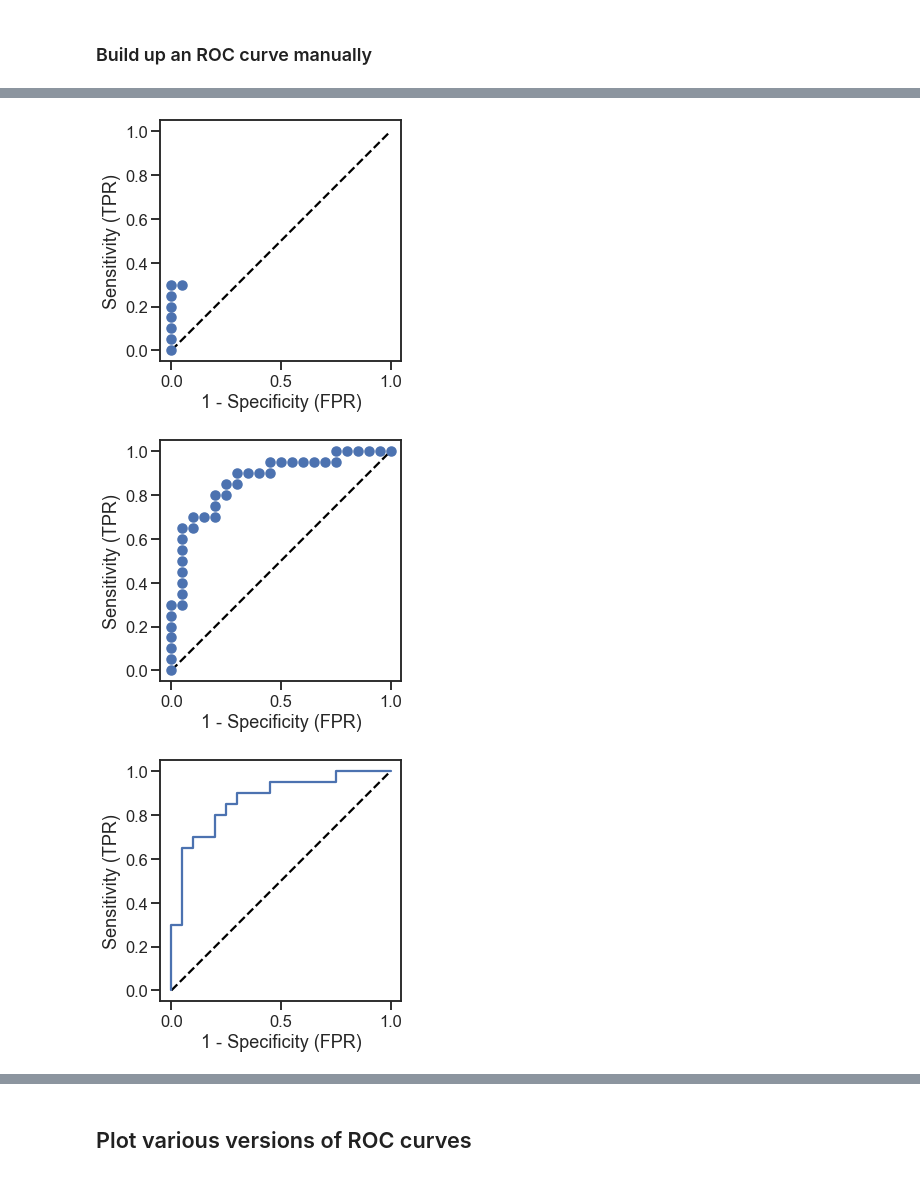
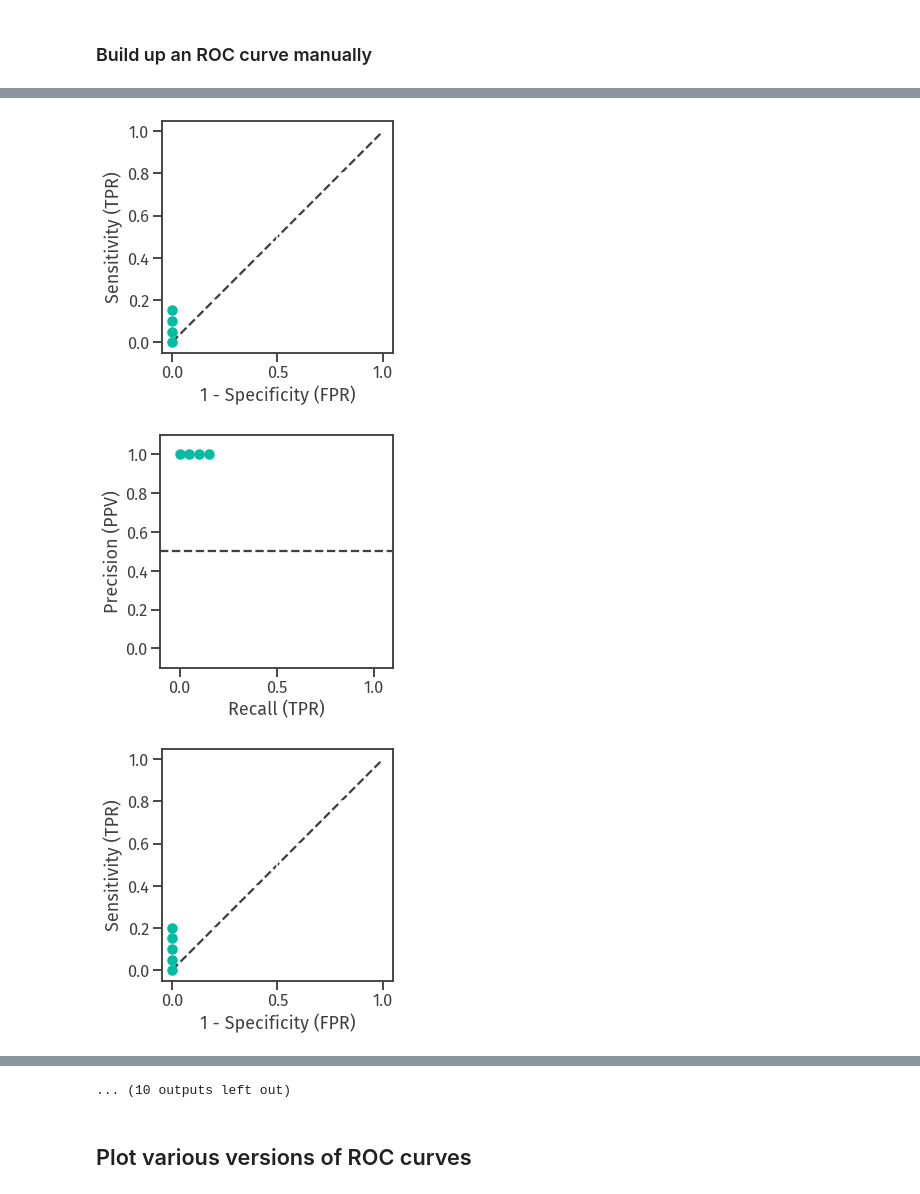
Before and after one commit to wfondrie/asms-ml-short-course, a Jupyter notebook: content/04_model-evaluation.ipynb, the cells around one changed output, grey strips where cells are left out. Saved outputs shown, nothing was run; the diff lists cells and outputs as text; code cells hidden in the pictures.

```diff
--- a/content/04_model-evaluation.ipynb
+++ b/content/04_model-evaluation.ipynb
@@ -88,44 +84,76 @@ def roc_axis(ax=None):
     if ax is None:
         ax = plt.gca()
 
-    ax.plot([0, 1], [0, 1], color="black", linestyle="dashed", zorder=0)
+    ax.plot([0, 1], [0, 1], color=primary, linestyle="dashed", zorder=0)
     ax.set_aspect('equal', 'box')
     ax.set_xlabel("1 - Specificity (FPR)")
     ax.set_ylabel("Sensitivity (TPR)")
     return ax
+
+def pr_axis(pos_frac, ax=None):
+    """Create a matplotlib axis that is labeled and scaled for ROC curves"""
+    if ax is None:
+        ax = plt.gca()
+
+    ax.set_xlim(-0.1, 1.1)
+    ax.set_ylim(-0.1, 1.1)
+    ax.axhline(pos_frac, color=primary, linestyle="dashed", zorder=1)
+    ax.set_aspect('equal', 'box')
+    ax.set_xlabel("Recall (TPR)")
+    ax.set_ylabel("Precision (PPV)")
+    return ax
 # %% [markdown]
 ### Build up an ROC curve manually
 # %%
 df = df.sort_values("score_1", ascending=False)
+df["one"] = 1
 df["tpr"] = df["label"].cumsum() / df["label"].sum()
 df["fpr"] = (~df["label"]).cumsum() / (~df["label"]).sum()
+df["prc"] = df["label"].cumsum() / df["one"].cumsum()
+df["rec"] = df["label"].cumsum() / df["label"].sum()
+
+pos_frac = df["label"].sum() / len(df)
 
 # Plot the build-up:
 fig, ax = plt.subplots(figsize=half_size)
 ax = roc_axis(ax)
-plt.tight_layout(pad=pad)
-plt.savefig(figures / "buildup_blank.png", dpi=300)
+save("roc_buildup_blank.png")
+
+fig, ax = plt.subplots(figsize=half_size)
+ax = pr_axis(pos_frac, ax)
+save("pr_buildup_blank.png")
 
 for idx in range(8):
     fig, ax = plt.subplots(figsize=half_size)
     ax = roc_axis(ax)
     sel = df.iloc[:idx, :]
     ax.scatter([0] + list(sel["fpr"]), [0] + list(sel["tpr"]))
-    plt.tight_layout(pad=pad)
-    plt.savefig(figures / f"buildup_{idx}.png", dpi=300)
+    save(f"roc_buildup_{idx}")
+
+    fig, ax = plt.subplots(figsize=half_size)
+    ax = pr_axis(pos_frac, ax)
+    ax.scatter([0] + list(sel["rec"]), [1] + list(sel["prc"]))
+    save(f"pr_buildup_{idx}")
 
 # Final scatter plot:
 fig, ax = plt.subplots(figsize=half_size)
 ax = roc_axis(ax)
 ax.scatter([0] + list(df["fpr"]), [0] + list(df["tpr"]))
-plt.tight_layout(pad=pad)
-plt.savefig(figures / "buildup_scatter.png", dpi=300)
+save("roc_buildup_scatter")
 
+fig, ax = plt.subplots(figsize=half_size)
+ax = pr_axis(pos_frac, ax)
+ax.scatter([0] + list(df["rec"]), [1] + list(df["prc"]))
+save("pr_buildup_scatter")
 
 # Remove the points
 fig, ax = plt.subplots(figsize=half_size)
 ax = roc_axis(ax)
 ax.plot([0] + list(df["fpr"]), [0] + list(df["tpr"]))
-plt.tight_layout(pad=pad)
-plt.savefig(figures / "roc_score_1.png", dpi=300)
+save("roc_score_1")
+
+fig, ax = plt.subplots(figsize=half_size)
+ax = pr_axis(pos_frac, ax)
+ax.plot([0] + list(df["rec"]), [1] + list(df["prc"]))
+save("pr_score_1")
 # %% [output]
@@ -140,3 +168,3 @@ plt.savefig(figures / "roc_score_1.png", dpi=300)
-[figure, old version]
+[figure, new version]
-[figure, old version]
+[figure, new version]
-[figure, old version]
+[figure, new version]
@@ -143,3 +172,4 @@ plt.savefig(figures / "roc_score_1.png", dpi=300)
+... (10 outputs left out)
 # %% [markdown]
 ## Plot various versions of ROC curves
 # %%
```
Also changed, not shown: parts of 11 cells of this notebook, 1 other file.
